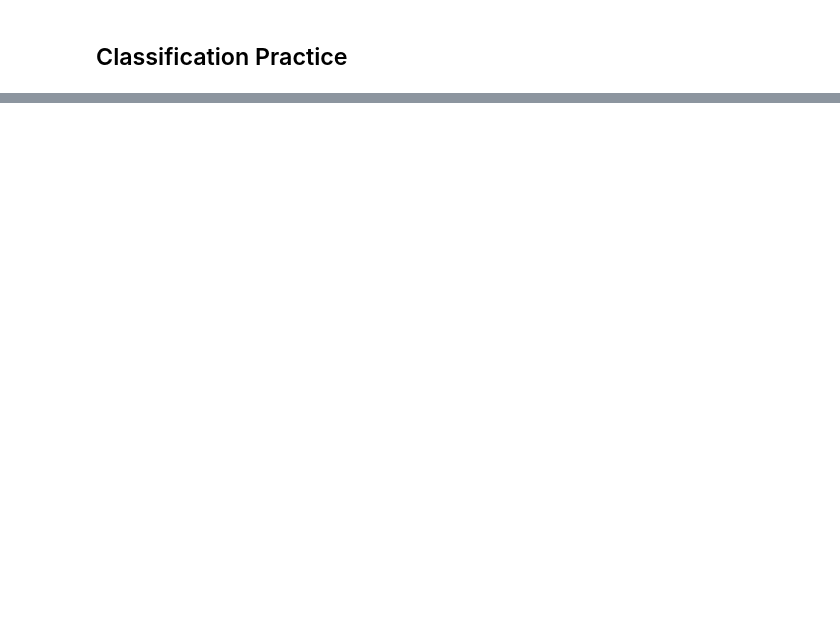
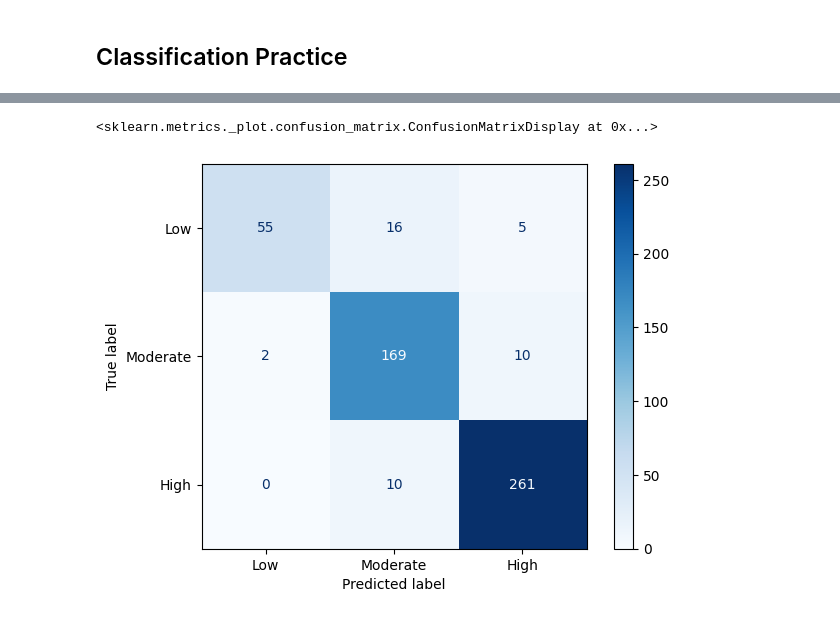
Before and after one commit to danielphilip12/Study-Habits-and-Activities-of-Students-Analysis, a Jupyter notebook: classification.ipynb, the cells around one changed output, grey strips where cells are left out. Cells and saved outputs as stored; diff of their text form; code cells hidden in the pictures; blank space fills up the shorter version.

```diff
--- a/classification.ipynb
+++ b/classification.ipynb
@@ -102,0 +108,5 @@ for neighbors in range(1, 20):
+# %%
+ConfusionMatrixDisplay.from_estimator(knn, X_test_sc, y_test, cmap='Blues', labels=['Low', 'Moderate', 'High'])
+# %% [output]
+<sklearn.metrics._plot.confusion_matrix.ConfusionMatrixDisplay at 0x...>
+[figure, added]
```
Also changed, not shown: parts of 19 cells of this notebook.
